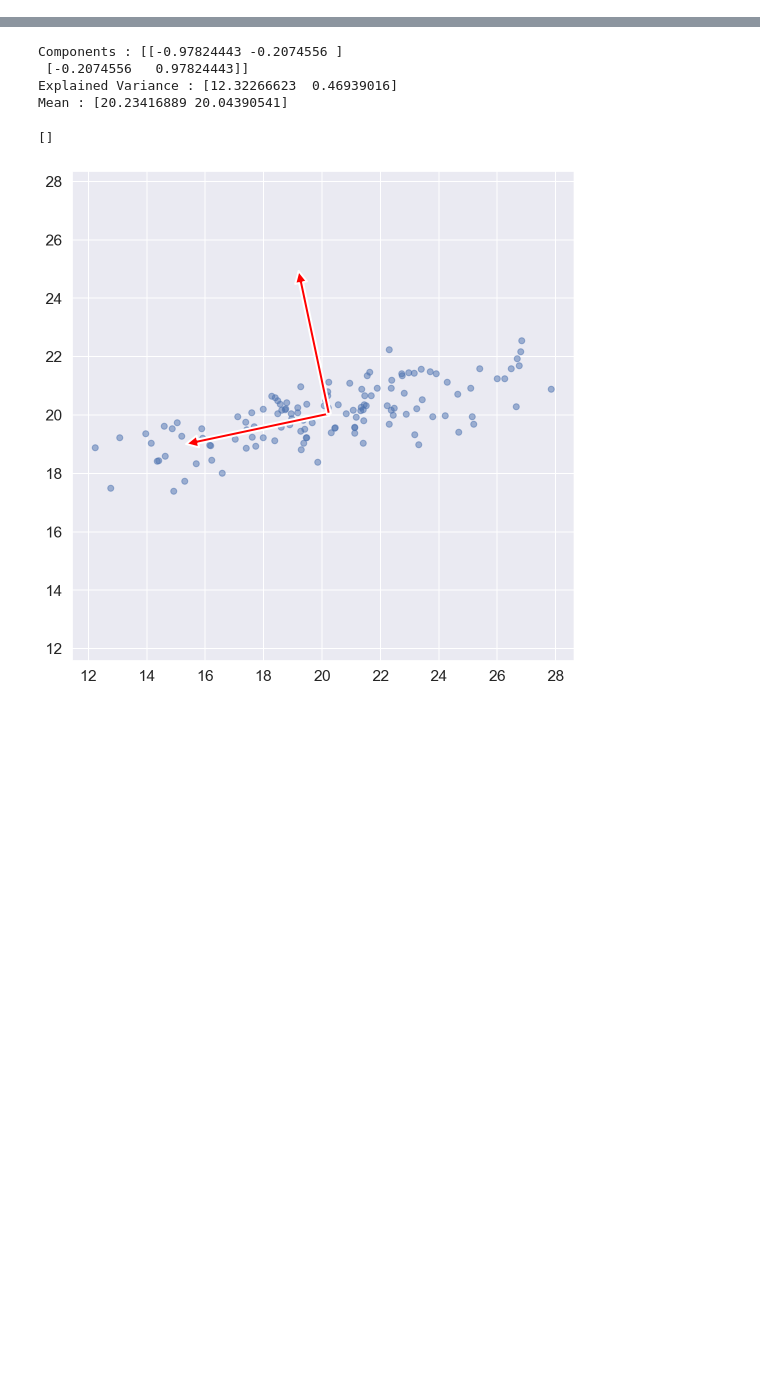
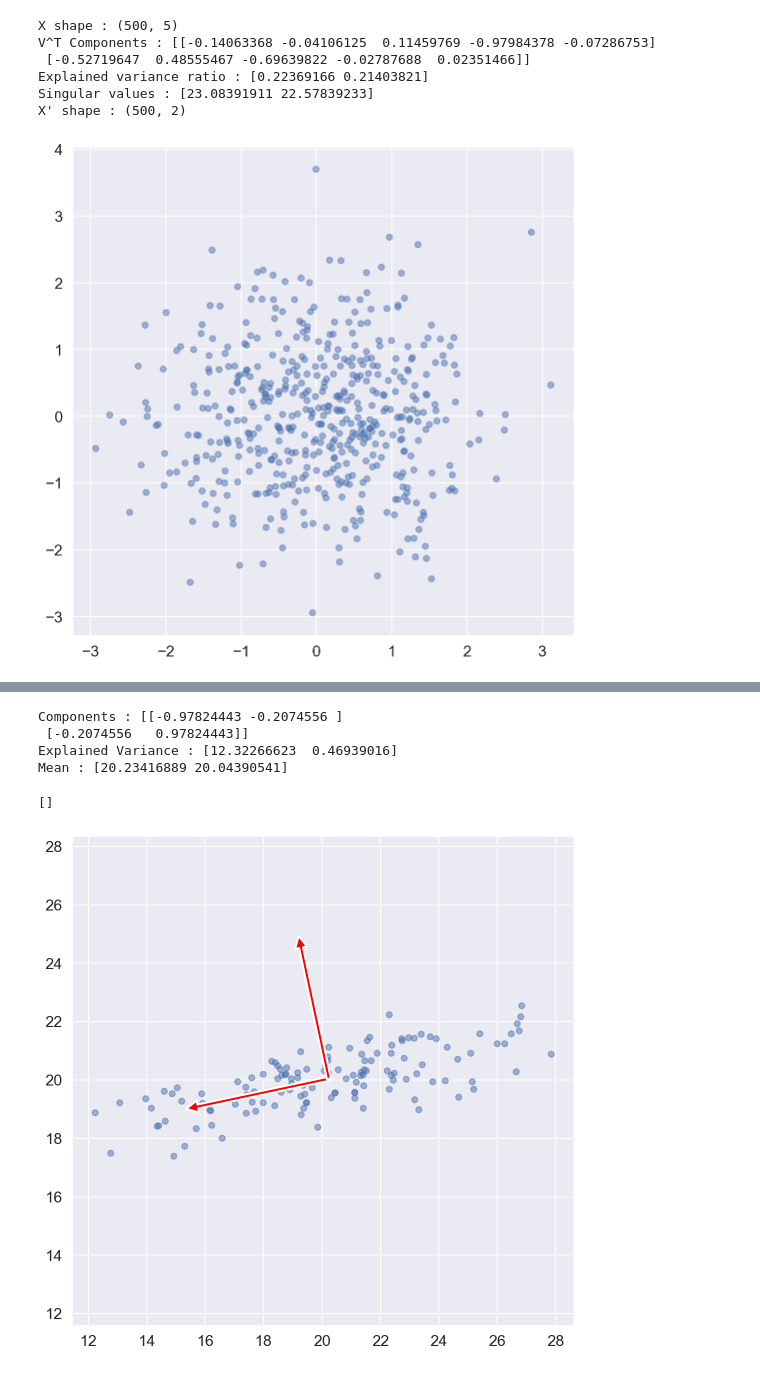
Before and after one commit to PacktPublishing/Practical-Machine-Learning-with-TensorFlow-2.0-and-Scikit-Learn, a Jupyter notebook: section_4/4-3.ipynb, the cells around one changed output, grey strips where cells are left out. Saved outputs shown, nothing was run; the diff lists cells and outputs as text; code cells hidden in the pictures; blank space fills up the shorter version.

```diff
--- a/section_4/4-3.ipynb
+++ b/section_4/4-3.ipynb
@@ -40,0 +47,27 @@ We use this `sklearn` to reduce the dimension of the $X$ in such a way that the
+# %%
+from sklearn.decomposition import TruncatedSVD
+
+np.random.seed(0)
+n_samples = 500
+X = np.random.randn(n_samples, 5)
+
+svd = TruncatedSVD(n_components=2)
+svd.fit(X)
+
+X_reduced = svd.transform(X)
+print('X shape : {}'.format(X.shape))
+print('V^T Components : {}'.format(svd.components_))
+print('Explained variance ratio : {}'.format(svd.explained_variance_ratio_))
+print('Singular values : {}'.format(svd.singular_values_))
+print("X' shape : {}".format(X_reduced.shape))
+
+plt.scatter(X_reduced[:, 0], X_reduced[:, 1], alpha=0.5)
+plt.show()
+# %% [output]
+X shape : (500, 5)
+V^T Components : [[-0.14063368 -0.04106125  0.11459769 -0.97984378 -0.07286753]
+ [-0.52719647  0.48555467 -0.69639822 -0.02787688  0.02351466]]
+Explained variance ratio : [0.22369166 0.21403821]
+Singular values : [23.08391911 22.57839233]
+X' shape : (500, 2)
+[figure, added]
```
Also changed, not shown: parts of 6 cells of this notebook, 3 other files.
